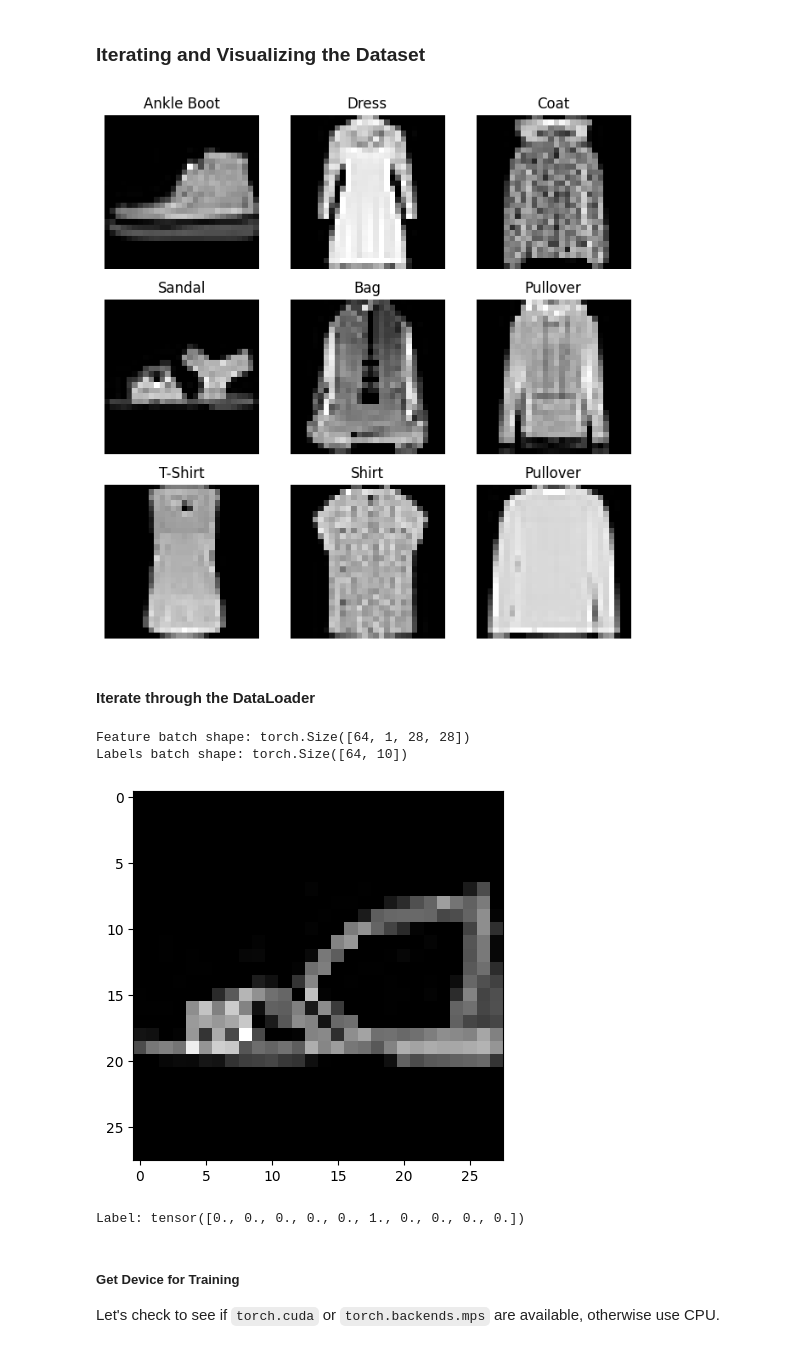
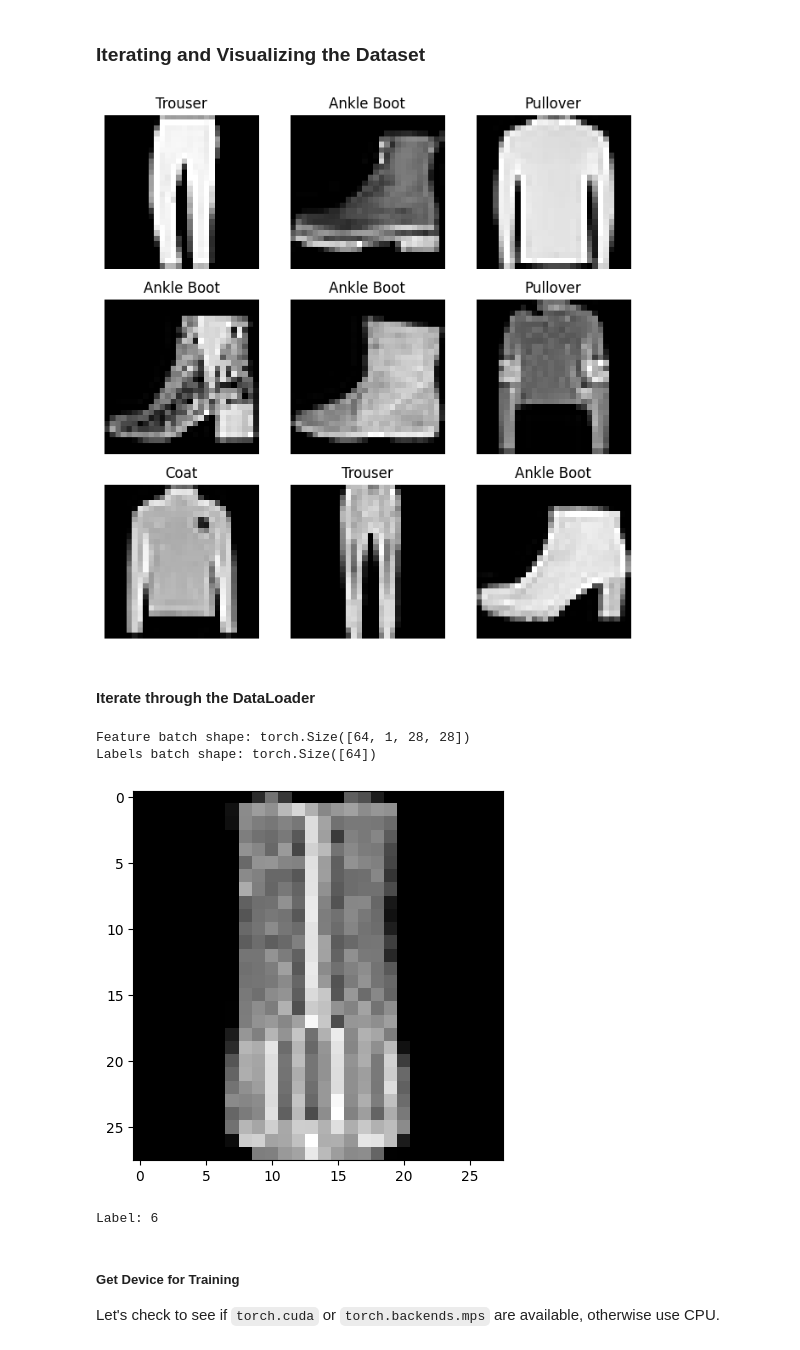
Before and after one commit to venkataravuri/ai-ml-notes, a Jupyter notebook: deeplearning-using-pytorch/learning/optimization.ipynb, the cells around one changed output. Cells and saved outputs as stored; diff of their text form; code cells hidden in the pictures.

````diff
--- a/deeplearning-using-pytorch/learning/optimization.ipynb
+++ b/deeplearning-using-pytorch/learning/optimization.ipynb
@@ -22,7 +22,7 @@ training_data = datasets.FashionMNIST(
     train=True,
     download=True,
     transform=ToTensor(),
-    target_transform = Lambda(lambda y: torch.zeros(10, dtype=torch.float).scatter_(dim=0, index=torch.tensor(y), value=1))
+    #target_transform = Lambda(lambda y: torch.zeros(10, dtype=torch.float).scatter_(dim=0, index=torch.tensor(y), value=1))
 )
 
 test_data = datasets.FashionMNIST(
@@ -30,37 +30,38 @@ test_data = datasets.FashionMNIST(
     train=False,
     download=True,
     transform=ToTensor(),
-    target_transform = Lambda(lambda y: torch.zeros(10, dtype=torch.float).scatter_(dim=0, index=torch.tensor(y), value=1))
+    #target_transform = Lambda(lambda y: torch.zeros(10, dtype=torch.float).scatter_(dim=0, index=torch.tensor(y), value=1))
 )
 # %% [markdown]
 ### Iterating and Visualizing the Dataset
 # %%
 labels_map = {
   0: "T-Shirt",
   1: "Trouser",
   2: "Pullover",
   3: "Dress",
   4: "Coat",
   5: "Sandal",
   6: "Shirt",
   7: "Sneaker",
   8: "Bag",
   9: "Ankle Boot"
 }
 
 figure = plt.figure(figsize=(8,8))
 rows, cols = 3, 3
 for i in range(1, rows*cols + 1):
   sample_idx = torch.randint(len(training_data), size=(1,)).item()
   img, label = training_data[sample_idx]
   figure.add_subplot(rows, cols, i)
-  plt.title(labels_map[(label == 1).nonzero(as_tuple=False)[0].item()])
+  #plt.title(labels_map[(label == 1).nonzero(as_tuple=False)[0].item()])
+  plt.title(labels_map[label])
   plt.axis("off")
   plt.imshow(img.squeeze(0), cmap="gray")
 
 plt.show()
 # %% [output]
-[figure, old version]
+[figure, new version]
 # %%
 from torch.utils.data import DataLoader
 
@@ -80,9 +81,9 @@ plt.show()
 print(f"Label: {label}")
 # %% [output]
 Feature batch shape: torch.Size([64, 1, 28, 28])
-Labels batch shape: torch.Size([64, 10])
+Labels batch shape: torch.Size([64])
-[figure, old version]
+[figure, new version]
-Label: tensor([0., 0., 0., 0., 0., 1., 0., 0., 0., 0.])
+Label: 6
 # %% [markdown]
 ##### Get Device for Training
 Let's check to see if ```torch.cuda``` or ```torch.backends.mps``` are available, otherwise use CPU.
````
Also changed, not shown: parts of 6 cells of this notebook.
